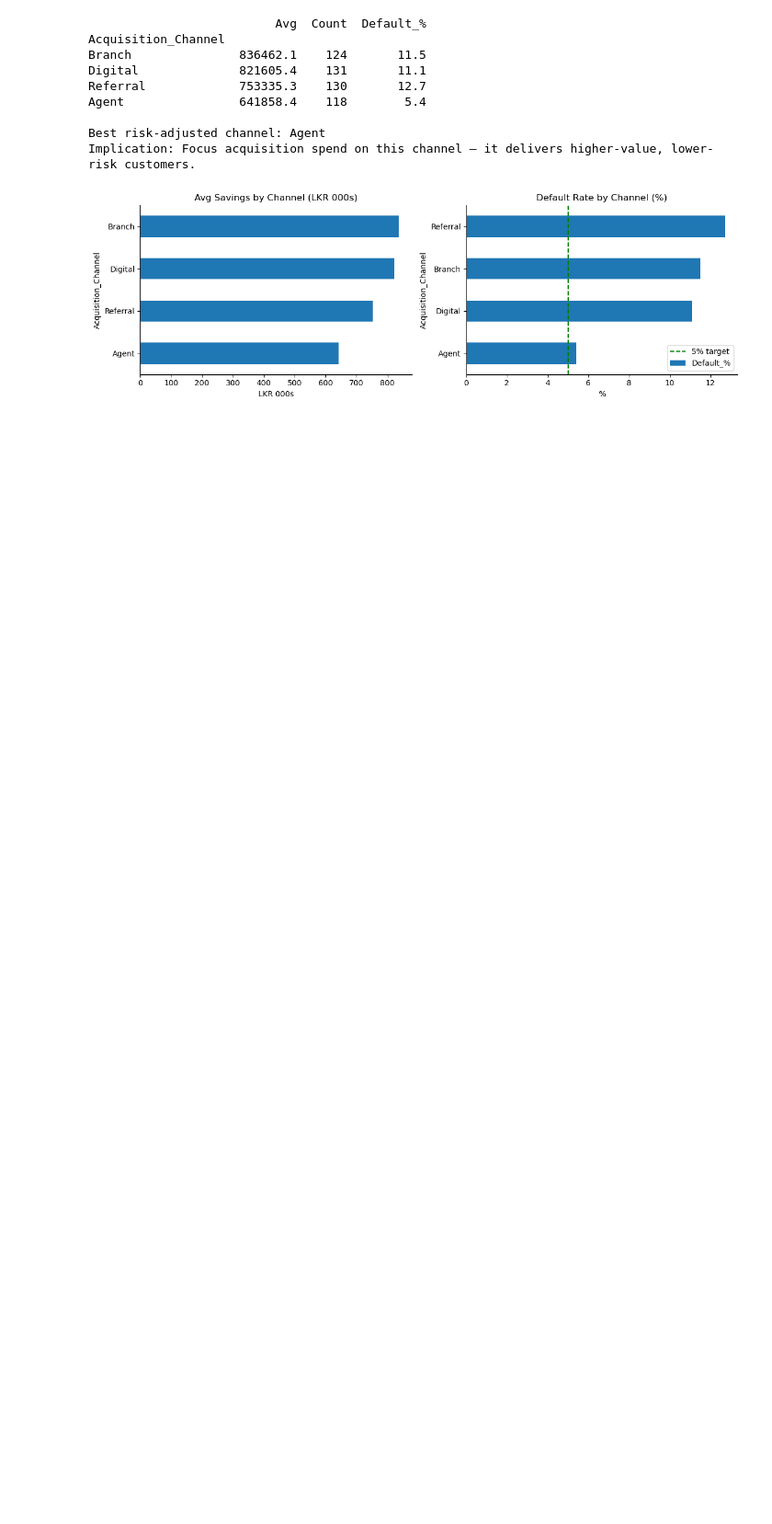
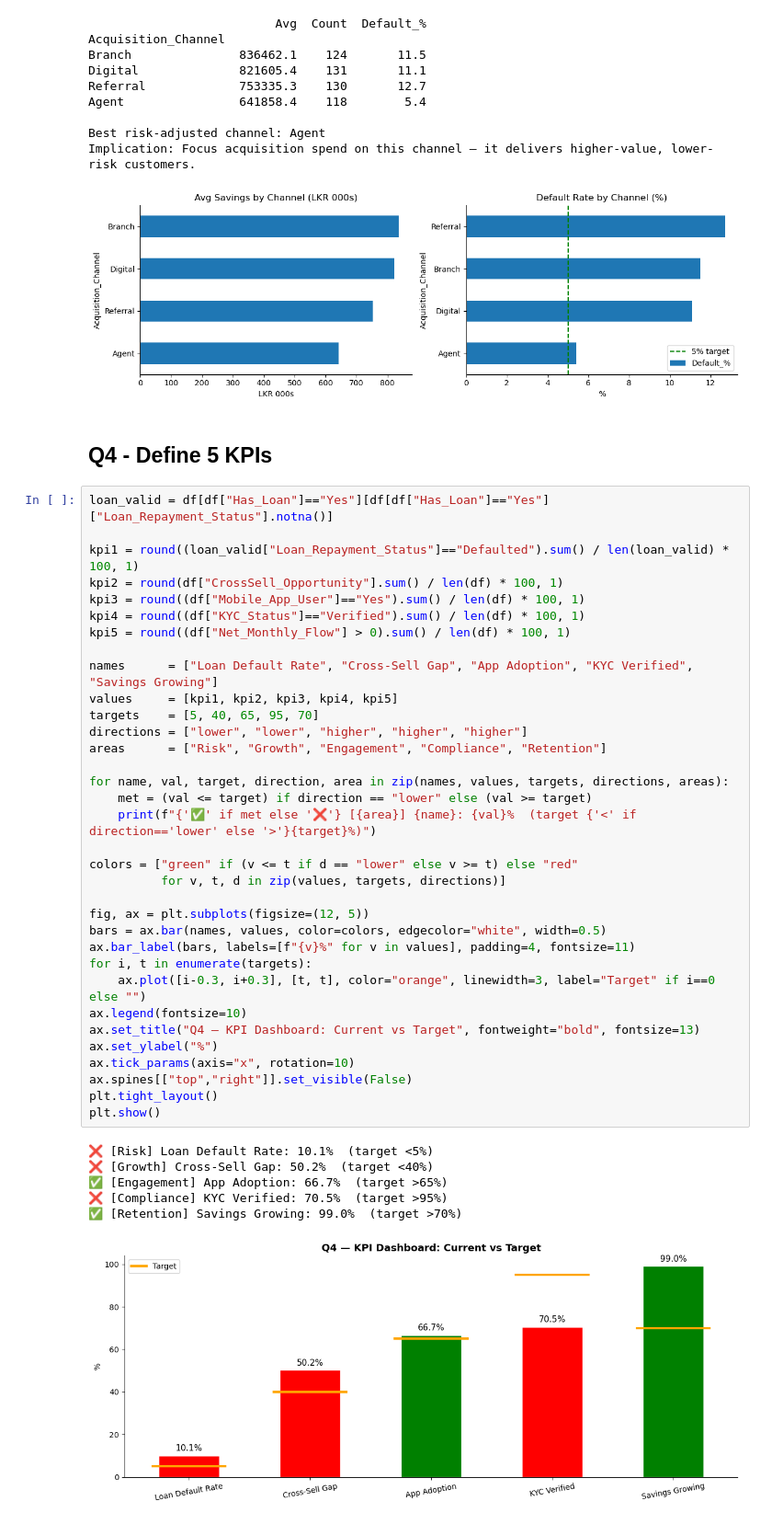
Before and after one commit to senara20240943-droid/Dialog-Fintec, a Jupyter notebook: Assessment questions.ipynb, the cells around one changed output. Shown at 92% size. Drawn from its saved outputs; the diff is of its cells as text; blank space fills up the shorter version.

```diff
--- a/Assessment questions.ipynb
+++ b/Assessment questions.ipynb
@@ -312,3 +312,46 @@ Agent                641858.4    118        5.4
 Best risk-adjusted channel: Agent
 Implication: Focus acquisition spend on this channel — it delivers higher-value, lower-risk customers.
 [figure]
+# %% [markdown]
+## Q4 - Define 5 KPIs
+# %%
+loan_valid = df[df["Has_Loan"]=="Yes"][df[df["Has_Loan"]=="Yes"]["Loan_Repayment_Status"].notna()]
+
+kpi1 = round((loan_valid["Loan_Repayment_Status"]=="Defaulted").sum() / len(loan_valid) * 100, 1)
+kpi2 = round(df["CrossSell_Opportunity"].sum() / len(df) * 100, 1)
+kpi3 = round((df["Mobile_App_User"]=="Yes").sum() / len(df) * 100, 1)
+kpi4 = round((df["KYC_Status"]=="Verified").sum() / len(df) * 100, 1)
+kpi5 = round((df["Net_Monthly_Flow"] > 0).sum() / len(df) * 100, 1)
+
+names      = ["Loan Default Rate", "Cross-Sell Gap", "App Adoption", "KYC Verified", "Savings Growing"]
+values     = [kpi1, kpi2, kpi3, kpi4, kpi5]
+targets    = [5, 40, 65, 95, 70]
+directions = ["lower", "lower", "higher", "higher", "higher"]
+areas      = ["Risk", "Growth", "Engagement", "Compliance", "Retention"]
+
+for name, val, target, direction, area in zip(names, values, targets, directions, areas):
+    met = (val <= target) if direction == "lower" else (val >= target)
+    print(f"{'✅' if met else '❌'} [{area}] {name}: {val}%  (target {'<' if direction=='lower' else '>'}{target}%)")
+
+colors = ["green" if (v <= t if d == "lower" else v >= t) else "red"
+          for v, t, d in zip(values, targets, directions)]
+
+fig, ax = plt.subplots(figsize=(12, 5))
+bars = ax.bar(names, values, color=colors, edgecolor="white", width=0.5)
+ax.bar_label(bars, labels=[f"{v}%" for v in values], padding=4, fontsize=11)
+for i, t in enumerate(targets):
+    ax.plot([i-0.3, i+0.3], [t, t], color="orange", linewidth=3, label="Target" if i==0 else "")
+ax.legend(fontsize=10)
+ax.set_title("Q4 — KPI Dashboard: Current vs Target", fontweight="bold", fontsize=13)
+ax.set_ylabel("%")
+ax.tick_params(axis="x", rotation=10)
+ax.spines[["top","right"]].set_visible(False)
+plt.tight_layout()
+plt.show()
+# %% [output]
+❌ [Risk] Loan Default Rate: 10.1%  (target <5%)
+❌ [Growth] Cross-Sell Gap: 50.2%  (target <40%)
+✅ [Engagement] App Adoption: 66.7%  (target >65%)
+❌ [Compliance] KYC Verified: 70.5%  (target >95%)
+✅ [Retention] Savings Growing: 99.0%  (target >70%)
+[figure, added]
```
